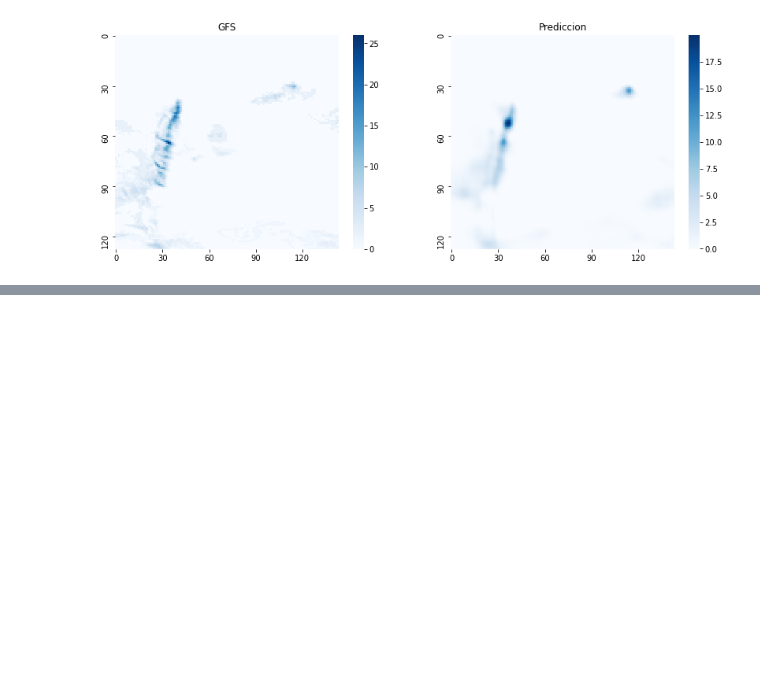
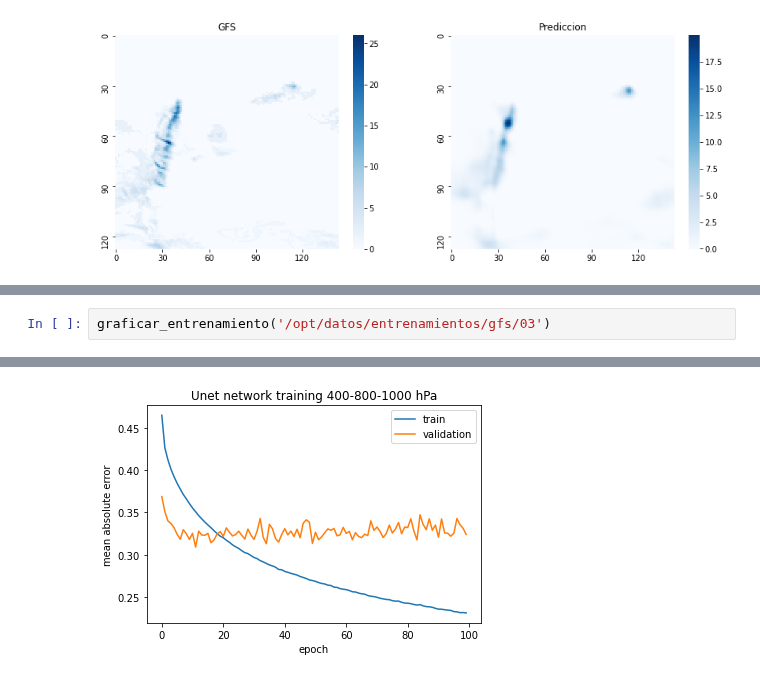
Before and after one commit to JFC95/ProyectoIntegrador_Weather, a Jupyter notebook: gfs-dataset/validacion_imagenes_gfs.ipynb, the cells around one changed output, grey strips where cells are left out. Saved outputs shown, nothing was run; the diff lists cells and outputs as text; blank space fills up the shorter version.

```diff
--- a/gfs-dataset/validacion_imagenes_gfs.ipynb
+++ b/gfs-dataset/validacion_imagenes_gfs.ipynb
@@ -56,0 +108,3 @@ Text(0.5, 1.0, 'Prediccion')
+# %%
+graficar_entrenamiento('/opt/datos/entrenamientos/gfs/03')
+# %% [output]
@@ -56,0 +113 @@ Text(0.5, 1.0, 'Prediccion')
+[figure, added]
```
Also changed, not shown: parts of 21 cells of this notebook, 3 other files.
